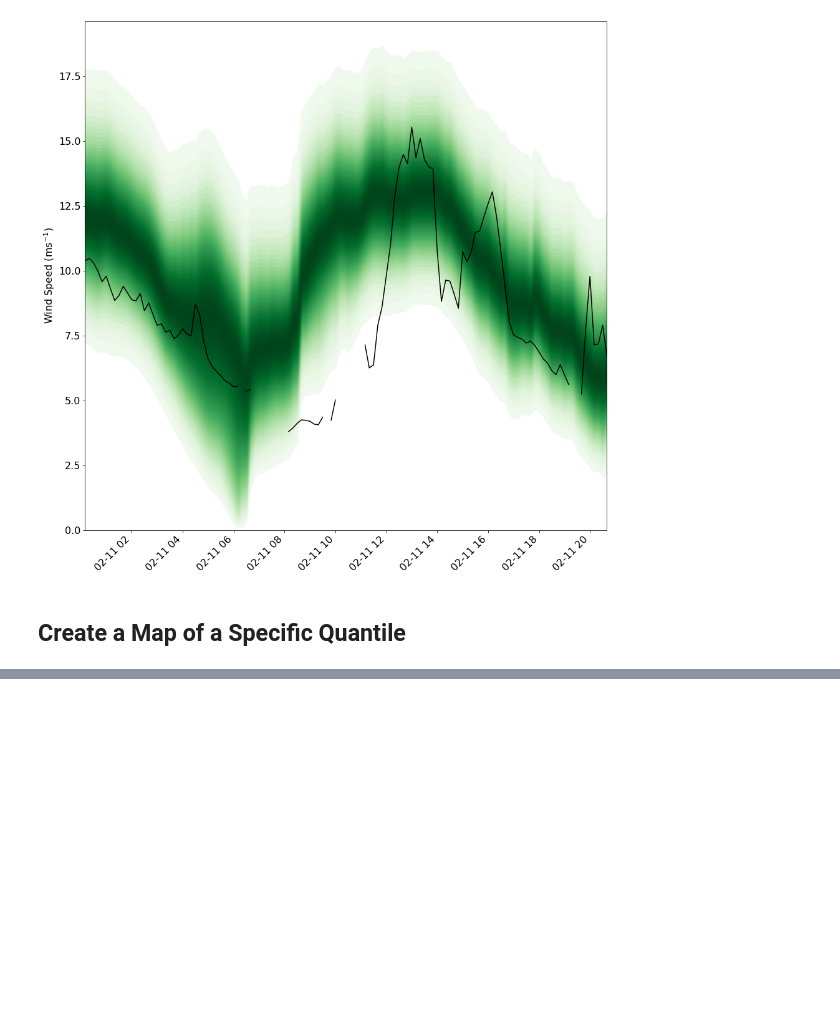
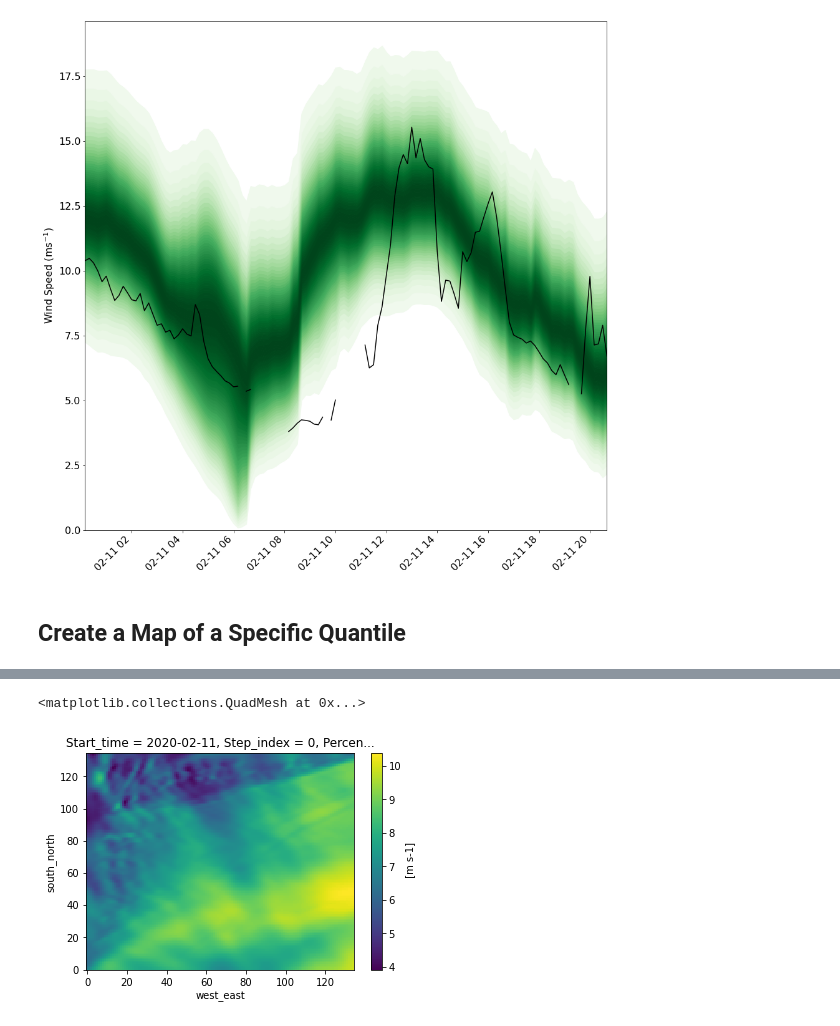
Before and after one commit to jeffreysward/enspp, a Jupyter notebook: enspp/BMA.ipynb, the cells around one changed output, grey strips where cells are left out. Saved outputs shown, nothing was run; the diff lists cells and outputs as text; code cells hidden in the pictures; blank space fills up the shorter version.

Commit message:
Finished the dev notebook for wind speed BMA, and made some minor edits to the R functions along the way

```diff
--- a/enspp/BMA.ipynb
+++ b/enspp/BMA.ipynb
@@ -182,0 +310,9 @@ vis.fan(fx=fx, obs=obs_n_100, p1=None, p2=None, t_issue='02/11/2020', n_days=1,
+# %%
+# Open data from the full loop that I ran previously
+fx = xr.open_dataarray('../data/quantiles.nc')
+# %%
+# Plot the 10th percentile wind speed across the domain
+fx.sel(Step_index=0, Percentile=10).plot()
+# %% [output]
+<matplotlib.collections.QuadMesh at 0x...>
+[figure, added]
```
Also changed, not shown: parts of 16 cells of this notebook, 3 other files.
